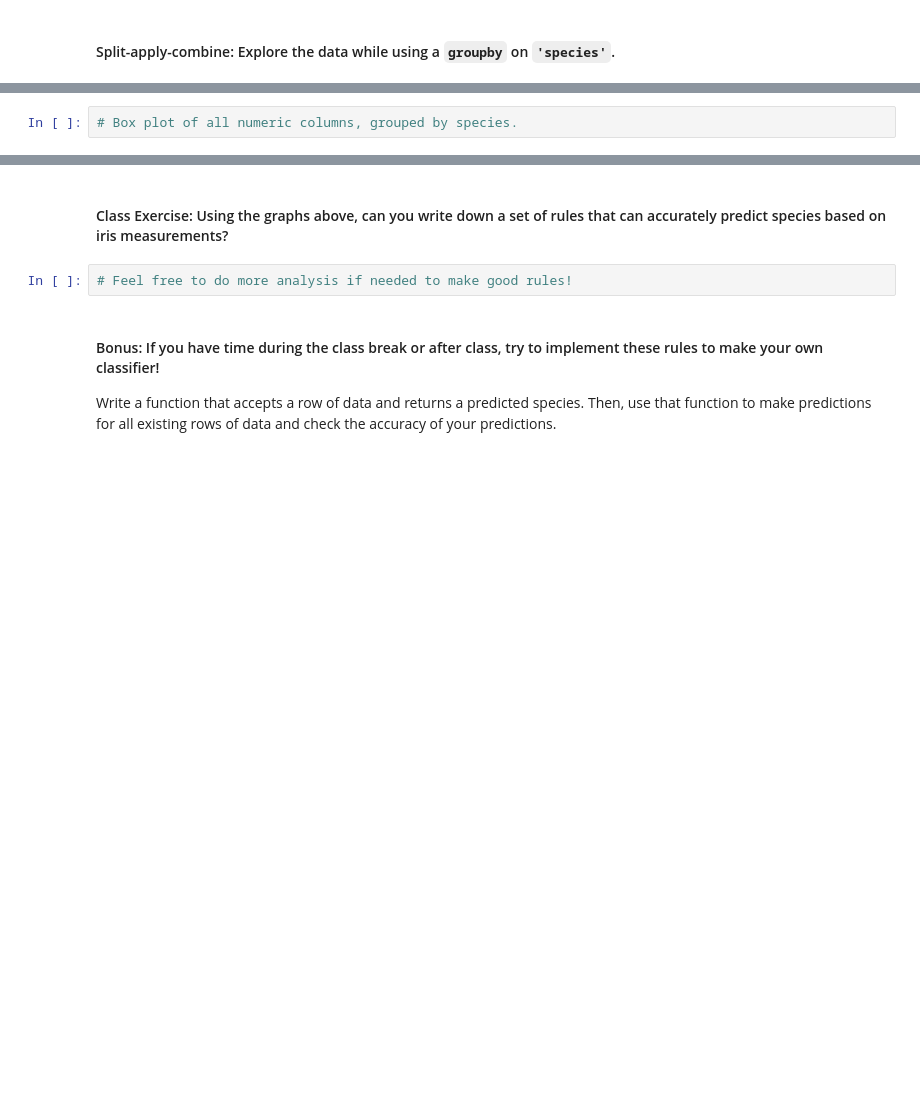
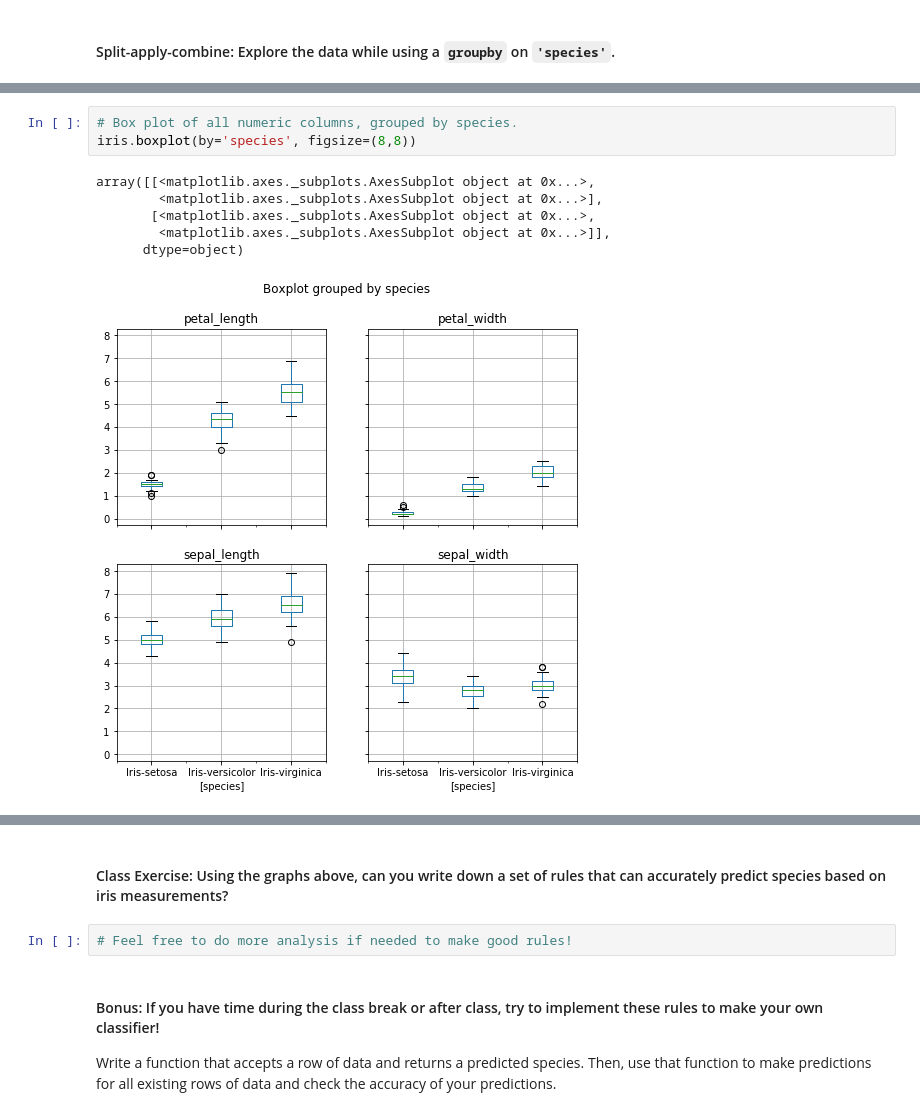
Before and after one commit to angelakdang/datr-515-course-info, a Jupyter notebook: Unit 3/Session 12/knn_with_sklearn.ipynb, the cells around one changed output, grey strips where cells are left out. Cells and saved outputs as stored; diff of their text form; blank space fills up the shorter version.

```diff
--- a/Unit 3/Session 12/knn_with_sklearn.ipynb
+++ b/Unit 3/Session 12/knn_with_sklearn.ipynb
@@ -122,4 +226,12 @@ iris.head(30)
 # %%
 # Box plot of all numeric columns, grouped by species.
+iris.boxplot(by='species', figsize=(8,8))
+# %% [output]
+array([[<matplotlib.axes._subplots.AxesSubplot object at 0x...>,
+        <matplotlib.axes._subplots.AxesSubplot object at 0x...>],
+       [<matplotlib.axes._subplots.AxesSubplot object at 0x...>,
+        <matplotlib.axes._subplots.AxesSubplot object at 0x...>]],
+      dtype=object)
+[figure, added]
 # %%
 # Map species to a numeric value so that plots can be colored by species.
```
Also changed, not shown: parts of 30 cells of this notebook, 2 other files.
